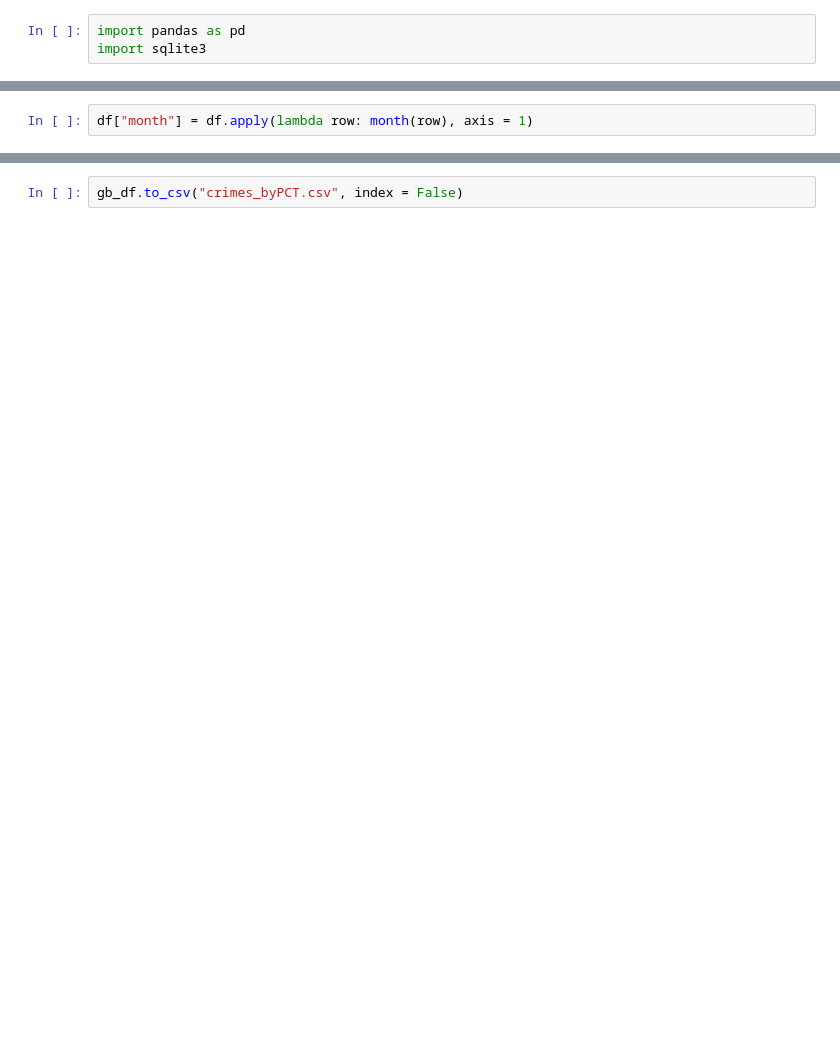
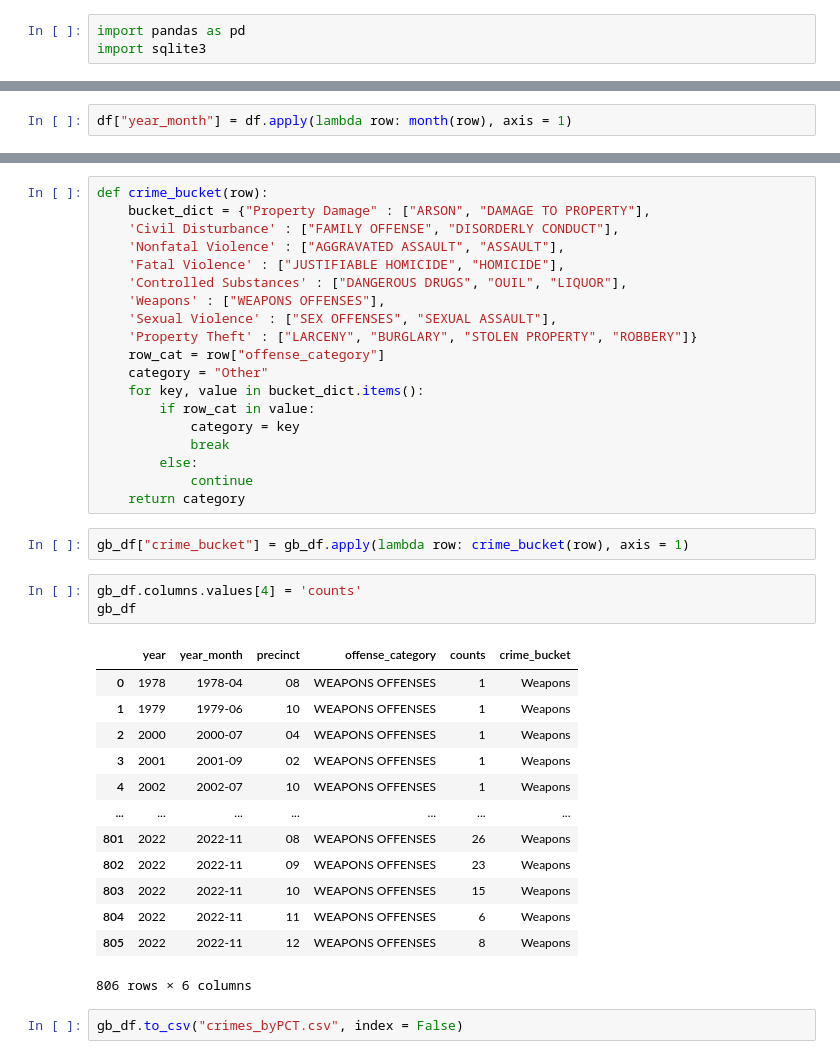
Before and after one commit to anavarrete-uc/CAPP30239_FA22, a Jupyter notebook: data/data_cleaning.ipynb, the cells around one changed output, grey strips where cells are left out. Drawn from its saved outputs; the diff is of its cells as text; blank space fills up the shorter version.

```diff
--- a/data/data_cleaning.ipynb
+++ b/data/data_cleaning.ipynb
@@ -53,3 +64,3 @@ def month(row):
 # %%
-df["month"] = df.apply(lambda row: month(row), axis = 1)
+df["year_month"] = df.apply(lambda row: month(row), axis = 1)
 # %%
@@ -60,2 +73,40 @@ pandas.core.frame.DataFrame
+# %%
+def crime_bucket(row):
+    bucket_dict = {"Property Damage" : ["ARSON", "DAMAGE TO PROPERTY"],
+    'Civil Disturbance' : ["FAMILY OFFENSE", "DISORDERLY CONDUCT"],
+    'Nonfatal Violence' : ["AGGRAVATED ASSAULT", "ASSAULT"],
+    'Fatal Violence' : ["JUSTIFIABLE HOMICIDE", "HOMICIDE"],
+    'Controlled Substances' : ["DANGEROUS DRUGS", "OUIL", "LIQUOR"],
+    'Weapons' : ["WEAPONS OFFENSES"],
+    'Sexual Violence' : ["SEX OFFENSES", "SEXUAL ASSAULT"],
+    'Property Theft' : ["LARCENY", "BURGLARY", "STOLEN PROPERTY", "ROBBERY"]}
+    row_cat = row["offense_category"]
+    category = "Other"
+    for key, value in bucket_dict.items():
+        if row_cat in value:
+            category = key
+            break
+        else:
+            continue
+    return category
+# %%
+gb_df["crime_bucket"] = gb_df.apply(lambda row: crime_bucket(row), axis = 1)
+# %%
+gb_df.columns.values[4] = 'counts'
+gb_df
+# %% [output]
+|  | year | year_month | precinct | offense_category | counts | crime_bucket |
+| 0 | 1978 | 1978-04 | 08 | WEAPONS OFFENSES | 1 | Weapons |
+| 1 | 1979 | 1979-06 | 10 | WEAPONS OFFENSES | 1 | Weapons |
+| 2 | 2000 | 2000-07 | 04 | WEAPONS OFFENSES | 1 | Weapons |
+| 3 | 2001 | 2001-09 | 02 | WEAPONS OFFENSES | 1 | Weapons |
+| 4 | 2002 | 2002-07 | 10 | WEAPONS OFFENSES | 1 | Weapons |
+| ... | ... | ... | ... | ... | ... | ... |
+| 801 | 2022 | 2022-11 | 08 | WEAPONS OFFENSES | 26 | Weapons |
+| 802 | 2022 | 2022-11 | 09 | WEAPONS OFFENSES | 23 | Weapons |
+| 803 | 2022 | 2022-11 | 10 | WEAPONS OFFENSES | 15 | Weapons |
+| 804 | 2022 | 2022-11 | 11 | WEAPONS OFFENSES | 6 | Weapons |
+| 805 | 2022 | 2022-11 | 12 | WEAPONS OFFENSES | 8 | Weapons |
+806 rows × 6 columns
 # %%
 gb_df.to_csv("crimes_byPCT.csv", index = False)
```
Also changed, not shown: parts of 17 cells of this notebook, 19 other files.
